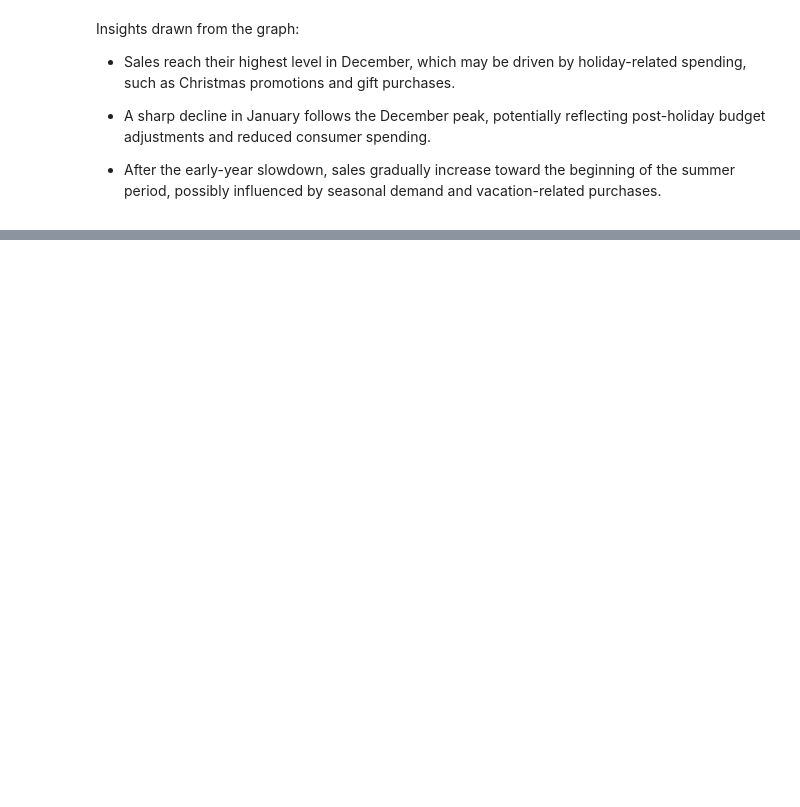
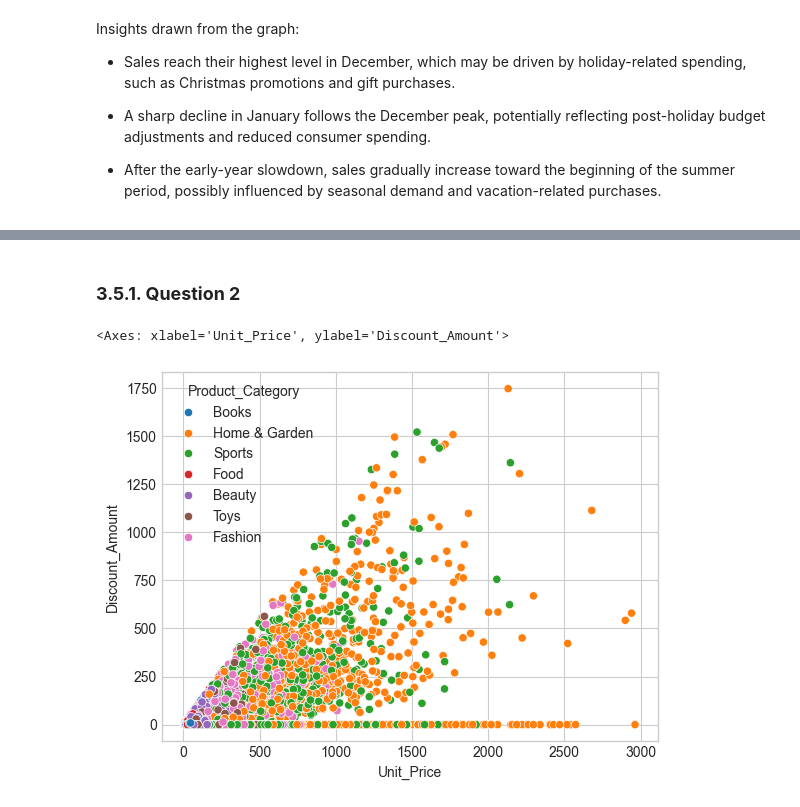
Before and after one commit to danielcamacho9712/EDA_E-Commerce_Project, a Jupyter notebook: eda_project.ipynb, the cells around one changed output, grey strips where cells are left out. Cells and saved outputs as stored; diff of their text form; code cells hidden in the pictures; blank space fills up the shorter version.

Commit message:
Some progress in the questions

```diff
--- a/eda_project.ipynb
+++ b/eda_project.ipynb
@@ -268,0 +337,7 @@ Insights drawn from the graph:
+# %% [markdown]
+### **3.5.1. Question 2**
+# %%
+sns.scatterplot(data=data_sales[data_sales['Product_Category'] != 'Electronics'], x='Unit_Price', y='Discount_Amount', hue='Product_Category')
+# %% [output]
+<Axes: xlabel='Unit_Price', ylabel='Discount_Amount'>
+[figure, added]
```
Also changed, not shown: parts of 12 cells of this notebook.
